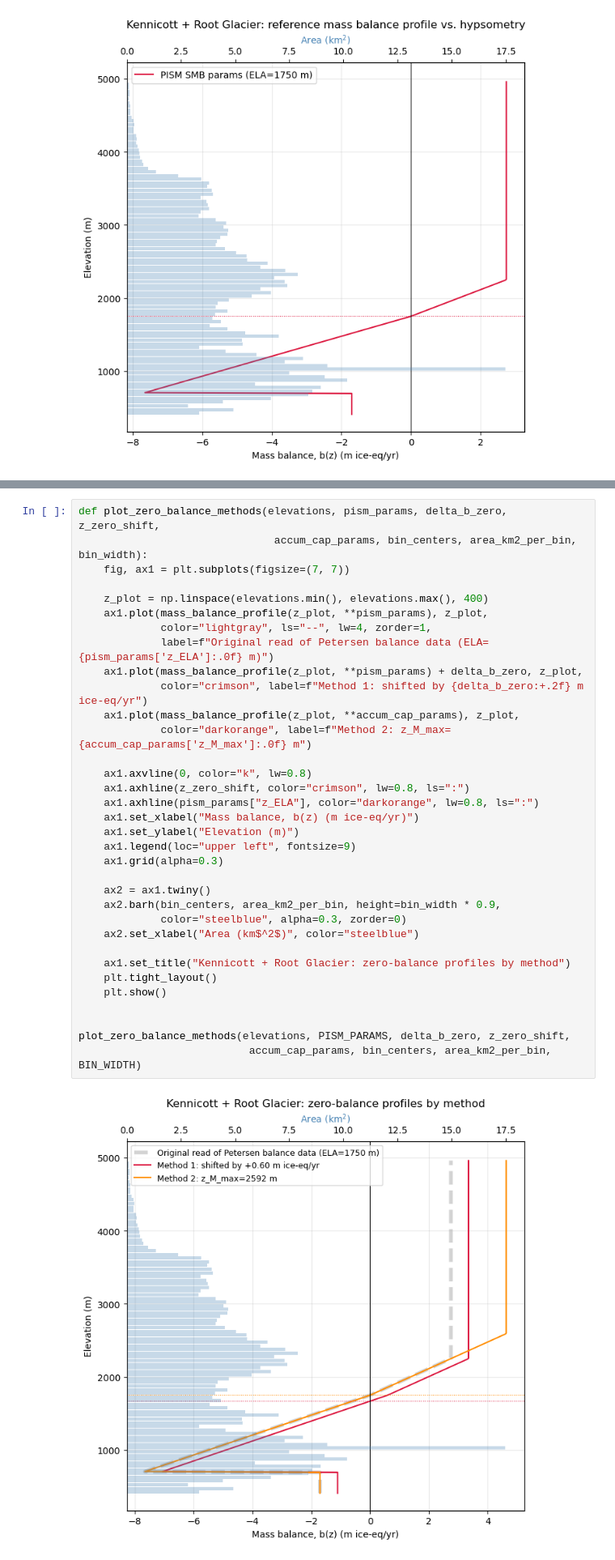
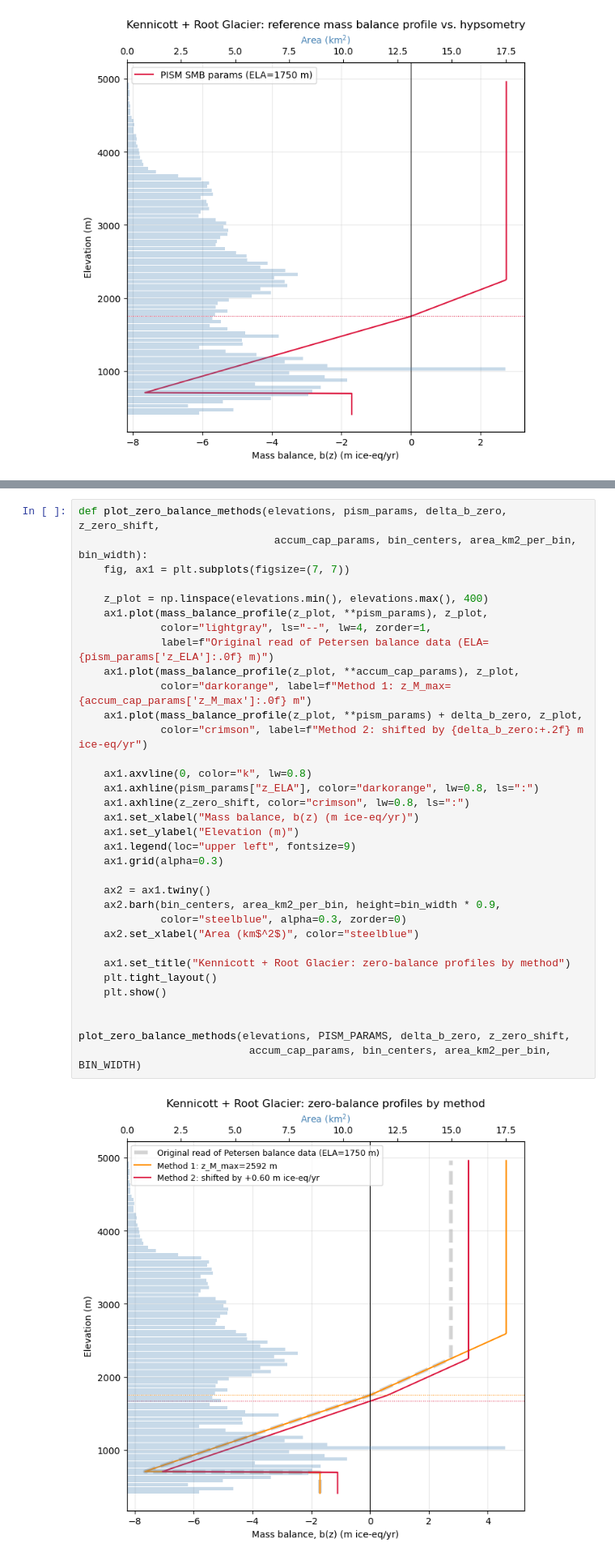
Before and after one commit to tbartholomaus/kennicott_smb, a Jupyter notebook: kennicott_mass_balance.ipynb, the cells around one changed output, grey strips where cells are left out. Shown at 81% size. Drawn from its saved outputs; the diff is of its cells as text.

```diff
--- a/kennicott_mass_balance.ipynb
+++ b/kennicott_mass_balance.ipynb
@@ -657,38 +641,38 @@ Method 2 -- accumulation cap slides along the fixed accumulation gradient
 def plot_zero_balance_methods(elevations, pism_params, delta_b_zero, z_zero_shift,
                                accum_cap_params, bin_centers, area_km2_per_bin, bin_width):
     fig, ax1 = plt.subplots(figsize=(7, 7))
 
     z_plot = np.linspace(elevations.min(), elevations.max(), 400)
     ax1.plot(mass_balance_profile(z_plot, **pism_params), z_plot,
              color="lightgray", ls="--", lw=4, zorder=1,
              label=f"Original read of Petersen balance data (ELA={pism_params['z_ELA']:.0f} m)")
+    ax1.plot(mass_balance_profile(z_plot, **accum_cap_params), z_plot,
+             color="darkorange", label=f"Method 1: z_M_max={accum_cap_params['z_M_max']:.0f} m")
     ax1.plot(mass_balance_profile(z_plot, **pism_params) + delta_b_zero, z_plot,
-             color="crimson", label=f"Method 1: shifted by {delta_b_zero:+.2f} m ice-eq/yr")
-    ax1.plot(mass_balance_profile(z_plot, **accum_cap_params), z_plot,
-             color="darkorange", label=f"Method 2: z_M_max={accum_cap_params['z_M_max']:.0f} m")
+             color="crimson", label=f"Method 2: shifted by {delta_b_zero:+.2f} m ice-eq/yr")
 
     ax1.axvline(0, color="k", lw=0.8)
+    ax1.axhline(pism_params["z_ELA"], color="darkorange", lw=0.8, ls=":")
     ax1.axhline(z_zero_shift, color="crimson", lw=0.8, ls=":")
-    ax1.axhline(pism_params["z_ELA"], color="darkorange", lw=0.8, ls=":")
     ax1.set_xlabel("Mass balance, b(z) (m ice-eq/yr)")
     ax1.set_ylabel("Elevation (m)")
     ax1.legend(loc="upper left", fontsize=9)
     ax1.grid(alpha=0.3)
 
     ax2 = ax1.twiny()
     ax2.barh(bin_centers, area_km2_per_bin, height=bin_width * 0.9,
              color="steelblue", alpha=0.3, zorder=0)
     ax2.set_xlabel("Area (km$^2$)", color="steelblue")
 
     ax1.set_title("Kennicott + Root Glacier: zero-balance profiles by method")
     plt.tight_layout()
     plt.show()
 
 
 plot_zero_balance_methods(elevations, PISM_PARAMS, delta_b_zero, z_zero_shift,
                            accum_cap_params, bin_centers, area_km2_per_bin, BIN_WIDTH)
 # %% [output]
-[figure, old version]
+[figure, new version]
 # %% [markdown]
 ## 9. Mapping combinations of Method 1 + Method 2 that zero net balance
 
```
Also changed, not shown: parts of 9 cells of this notebook.
